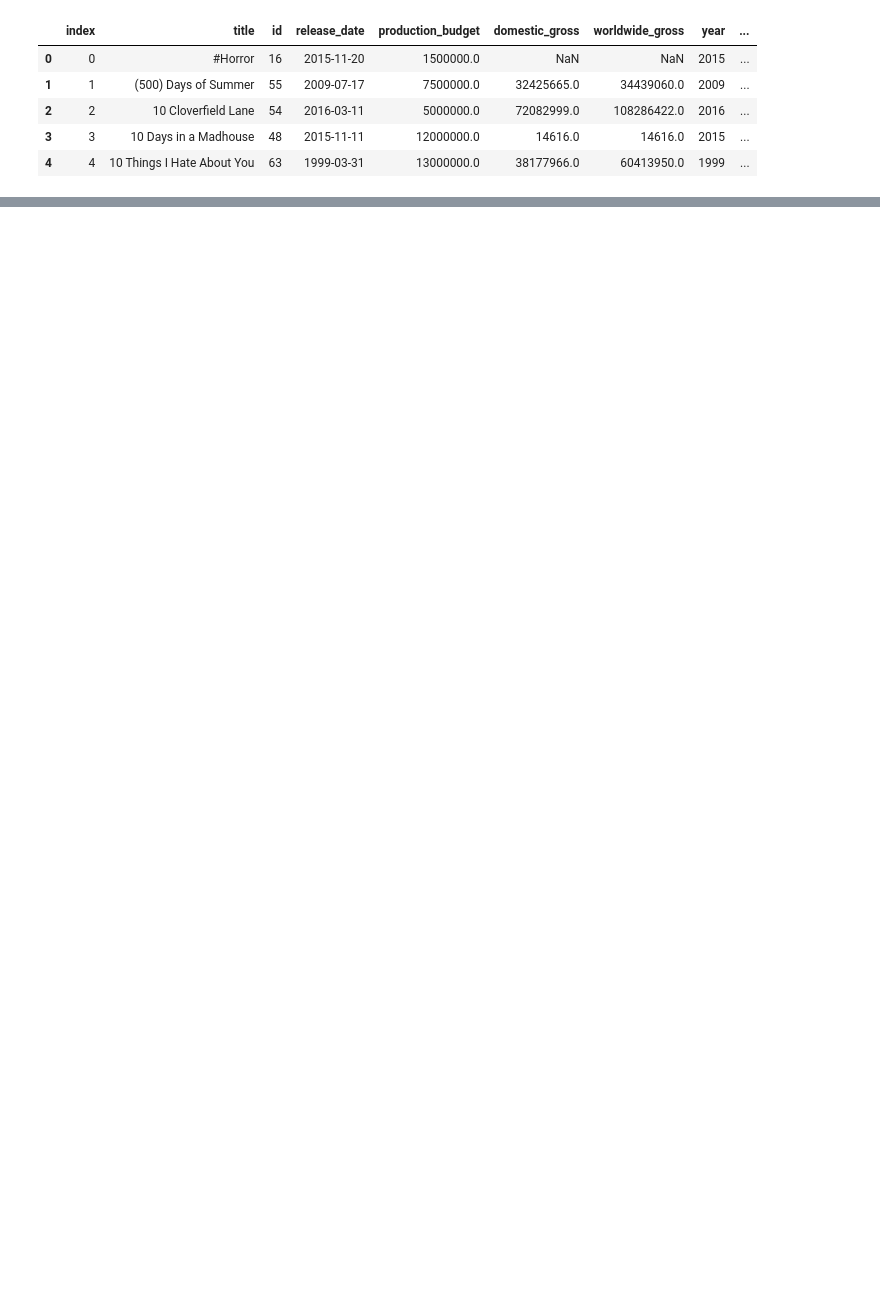
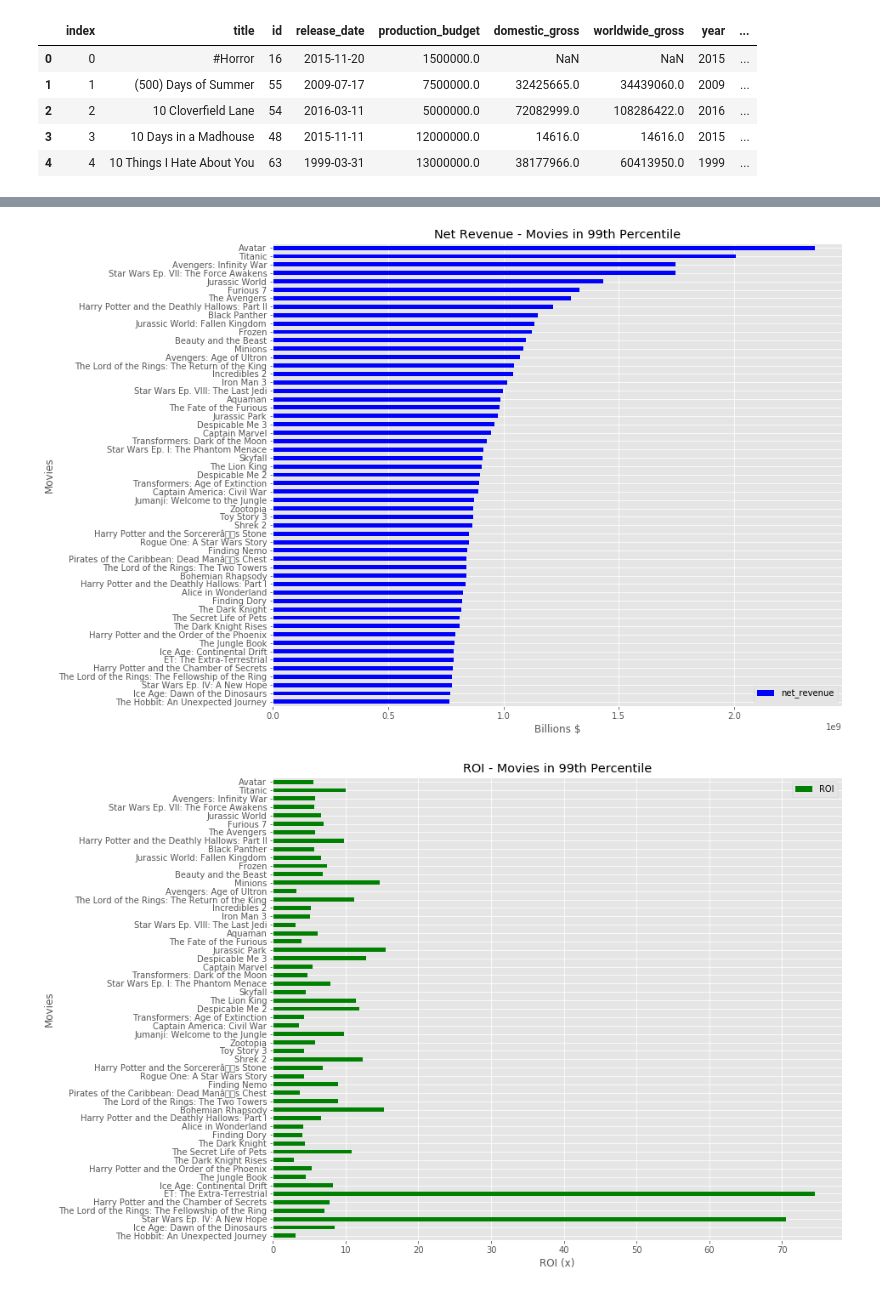
Before and after one commit to magalisolimano/dsc-mod-1-project-v2-1-online-ds-sp-000, a Jupyter notebook: student.ipynb, the cells around one changed output, grey strips where cells are left out. Drawn from its saved outputs; the diff is of its cells as text; code cells hidden in the pictures; blank space fills up the shorter version.

```diff
--- a/student.ipynb
+++ b/student.ipynb
@@ -838,0 +799,10 @@ plt.show()
+# %%
+# Identify movies with worldwide net revenue in 99.9 percentile
+
+# Create new df
+df_nr_999p = df_revenue[df_revenue.net_revenue >= 7.646151e+08].sort_values('net_revenue', ascending = False)
+df_nr_999p.head()
+
+# how to use .loc?
+#nr_99_3p = df_revenue['net_revenue'].loc[lambda x: x>8.407595e+08].sort_values(ascending = False, ignore_index = True)
+#nr_99_3p = df_revenue[['title','net_revenue']]['net_revenue'].loc[lambda x: x>8.407595e+08].sort_values(ascending = False, ignore_index = True)
@@ -838,0 +816,22 @@ plt.show()
+# %%
+# Graph net revenue and ROI of movies in 99.9 percentile
+
+ax1 = df_nr_999p.plot.barh(x= 'title', y= 'net_revenue', color = 'blue', stacked=False, rot=0, figsize=(12,10))
+ax1.set(
+    title='Net Revenue - Movies in 99th Percentile',
+    xlabel='Billions $',
+    ylabel='Movies')
+ax1.invert_yaxis()
+
+ax2 = df_nr_999p.plot.barh(x= 'title', y = 'ROI', color = 'green', stacked=False, rot=0, figsize=(12,10))
+ax2.set(
+    title='ROI - Movies in 99th Percentile',
+    xlabel='ROI (x)',
+    ylabel='Movies')
+ax2.invert_yaxis()
+
+plt.style.use('ggplot')
+plt.show()
+# %% [output]
+[figure, added]
+[figure, added]
```
Also changed, not shown: parts of 33 cells of this notebook.
